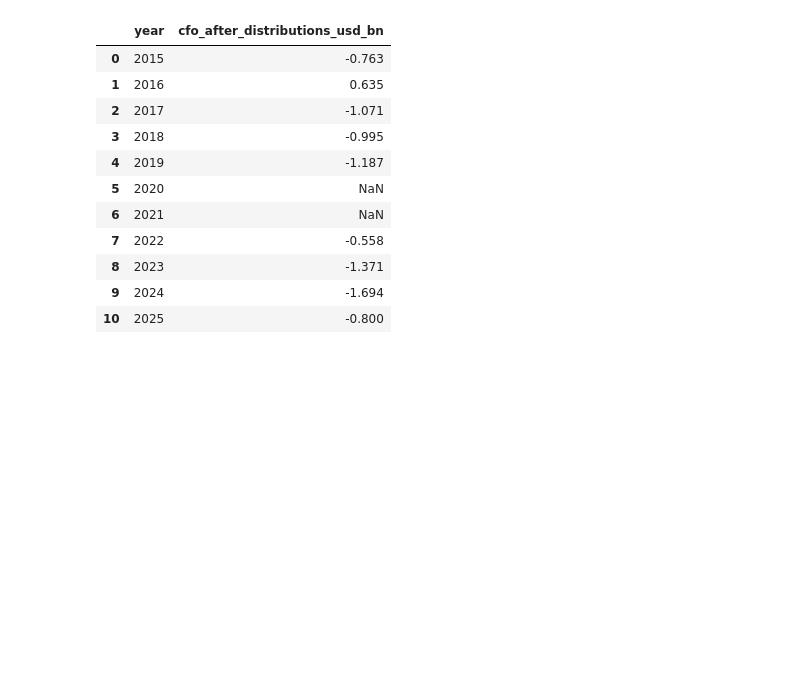
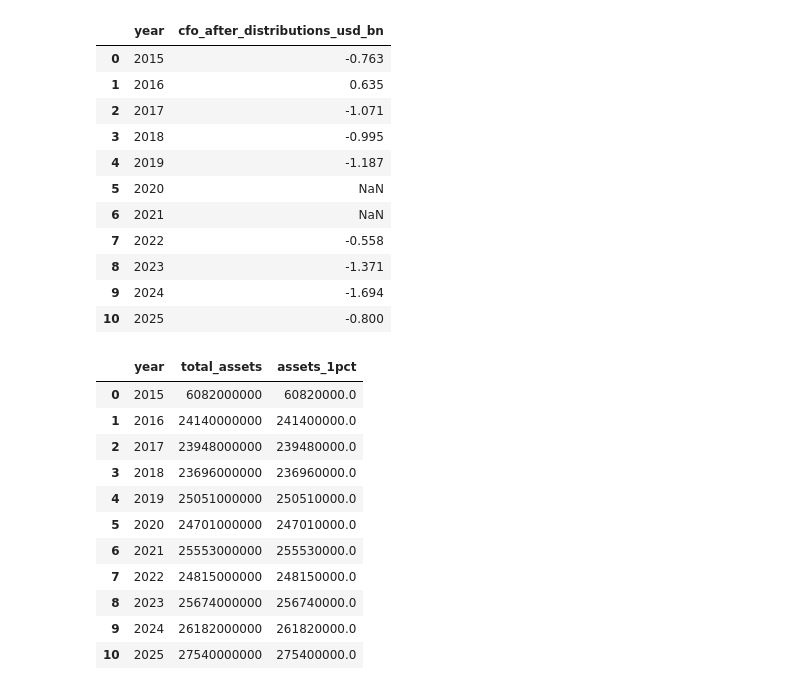
Before and after one commit to cortazar11/hotel_audit_project, a Jupyter notebook: 02_audit-analytics.ipynb, the cells around one changed output. Cells and saved outputs as stored; diff of their text form; code cells hidden in the pictures; blank space fills up the shorter version.

```diff
--- a/02_audit-analytics.ipynb
+++ b/02_audit-analytics.ipynb
@@ -10304,3 +10304,35 @@ display(
 | 8 | 2023 | -1.371 |
 | 9 | 2024 | -1.694 |
 | 10 | 2025 | -0.800 |
+# %%
+import importlib
+import src.hotel_audit.materiality as materiality
+
+importlib.reload(materiality)
+
+calculate_assets_materiality = (
+    materiality.calculate_assets_materiality
+)
+# %%
+assets_materiality_test = calculate_assets_materiality(
+    materiality_df.drop(columns=["assets_1pct"])
+)
+
+display(
+    assets_materiality_test[
+        ["year", "total_assets", "assets_1pct"]
+    ].round(2)
+)
+# %% [output]
+|  | year | total_assets | assets_1pct |
+| 0 | 2015 | 6082000000 | 60820000.0 |
+| 1 | 2016 | 24140000000 | 241400000.0 |
+| 2 | 2017 | 23948000000 | 239480000.0 |
+| 3 | 2018 | 23696000000 | 236960000.0 |
+| 4 | 2019 | 25051000000 | 250510000.0 |
+| 5 | 2020 | 24701000000 | 247010000.0 |
+| 6 | 2021 | 25553000000 | 255530000.0 |
+| 7 | 2022 | 24815000000 | 248150000.0 |
+| 8 | 2023 | 25674000000 | 256740000.0 |
+| 9 | 2024 | 26182000000 | 261820000.0 |
+| 10 | 2025 | 27540000000 | 275400000.0 |
```
Also changed, not shown: parts of 9 cells of this notebook, 4 other files.
